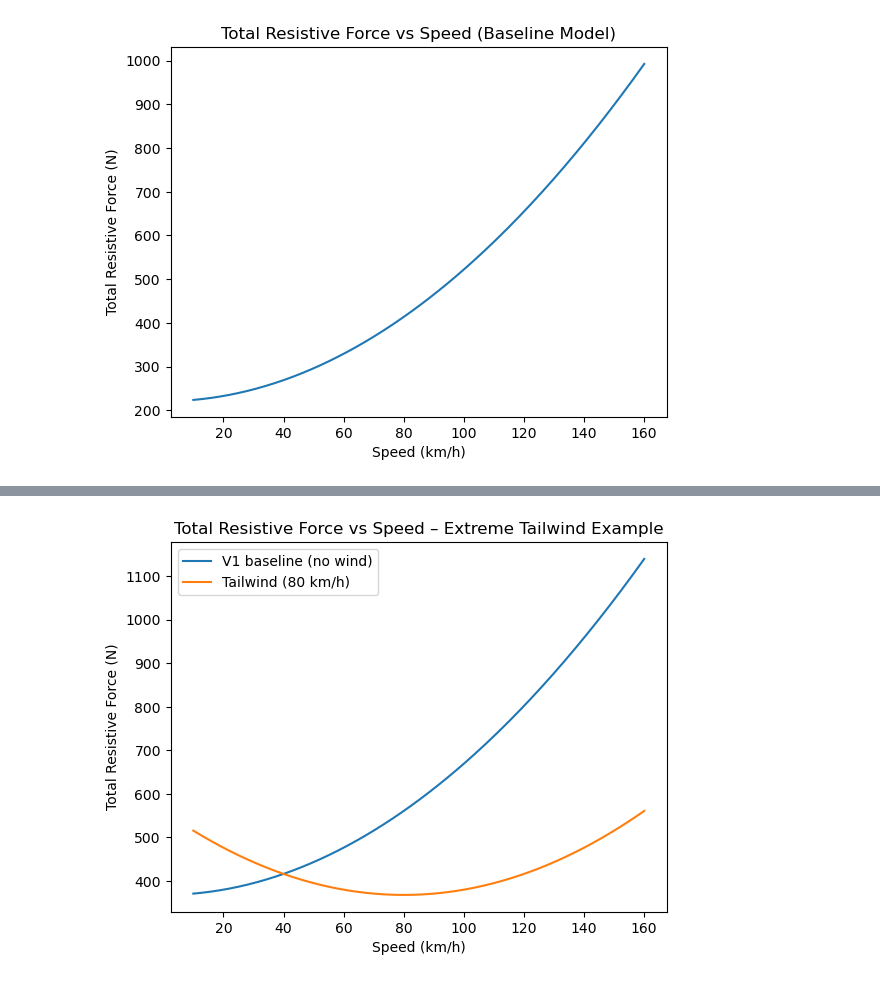
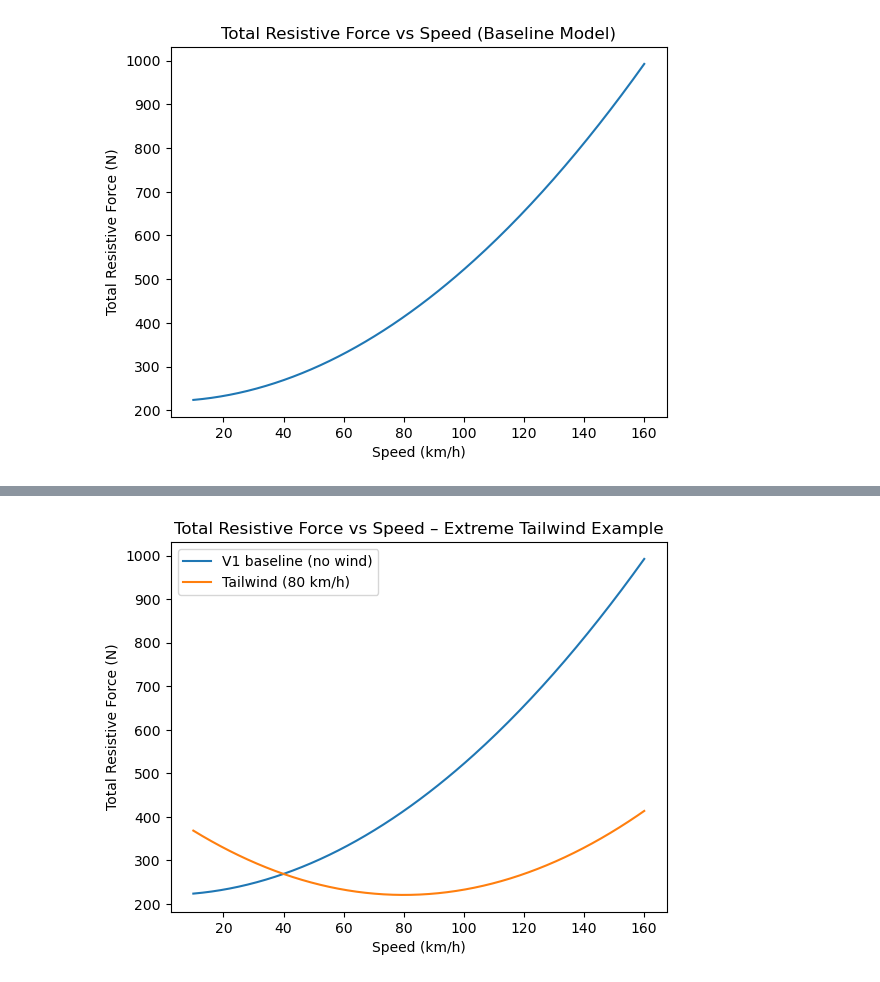
Before and after one commit to azashev/math-project, a Jupyter notebook: exploratory_model.ipynb, the cells around one changed output, grey strips where cells are left out. Saved outputs shown, nothing was run; the diff lists cells and outputs as text; code cells hidden in the pictures.

```diff
--- a/exploratory_model.ipynb
+++ b/exploratory_model.ipynb
@@ -3,20 +3,20 @@ import numpy as np
 import matplotlib.pyplot as plt
 # %%
 # Physical constants
-rho = 1.225    # air density (kg/m^3)
-Cd = 0.29      # drag coefficient (typical passenger car)
-A = 2.2        # frontal area (m^2)
-Cr = 0.015     # rolling resistance coefficient
-m = 1500       # vehicle mass (kg)
-g = 9.81       # gravity (m/s^2
+rho_base = 1.225    # air density (kg/m^3)
+Cd_base = 0.29      # drag coefficient (typical passenger car)
+A_base = 2.2        # frontal area (m^2)
+Cr_base = 0.015     # rolling resistance coefficient
+m_base = 1500       # vehicle mass (kg)
+g_base = 9.81       # gravity (m/s^2)
 
 # Speed range
 v_kmh = np.linspace(10, 160, 200)
 v = v_kmh / 3.6   # convert to m/s
 
 # Forces
-F_drag = 0.5 * rho * Cd * A * v**2
-F_roll = Cr * m * g
+F_drag = 0.5 * rho_base * Cd_base * A_base * v**2
+F_roll = Cr_base * m_base * g_base
 F_total = F_drag + F_roll
 # %%
 plt.plot(v_kmh, F_total)
@@ -26,14 +26,3 @@ plt.title("Total Resistive Force vs Speed (Baseline Model)")
 plt.show()
 # %% [output]
 [figure]
-# %%
-m = 2500
-F_drag = 0.5 * rho * Cd * A * v**2
-F_roll = Cr * m * g
-F_total = F_drag + F_roll
-
-plt.plot(v_kmh, F_total)
-plt.xlabel("Speed (km/h)")
-plt.ylabel("Total Resistive Force (N)")
-plt.title("Total Resistive Force vs Speed (Baseline Model)")
-plt.show()
@@ -42,22 +29,22 @@ plt.show()
 # %%
 v_wind_kmh = 80
 
 plt.plot(v_kmh, F_total, label="V1 baseline (no wind)")
 
 v_wind = v_wind_kmh / 3.6
 v_rel = v - v_wind
-F_drag = 0.5 * rho * Cd * A * v_rel ** 2
+F_drag = 0.5 * rho_base * Cd_base * A_base * v_rel ** 2
 F_total_wind = F_drag + F_roll
 
 plt.plot(v_kmh, F_total_wind, label="Tailwind (80 km/h)")
 
 plt.xlabel("Speed (km/h)")
 plt.ylabel("Total Resistive Force (N)")
 plt.title("Total Resistive Force vs Speed – Extreme Tailwind Example")
 plt.legend()
 plt.show()
 # %% [output]
-[figure, old version]
+[figure, new version]
 # %%
 v_wind_kmh = 80
 
```
Also changed, not shown: parts of 7 cells of this notebook, 1 other file.
